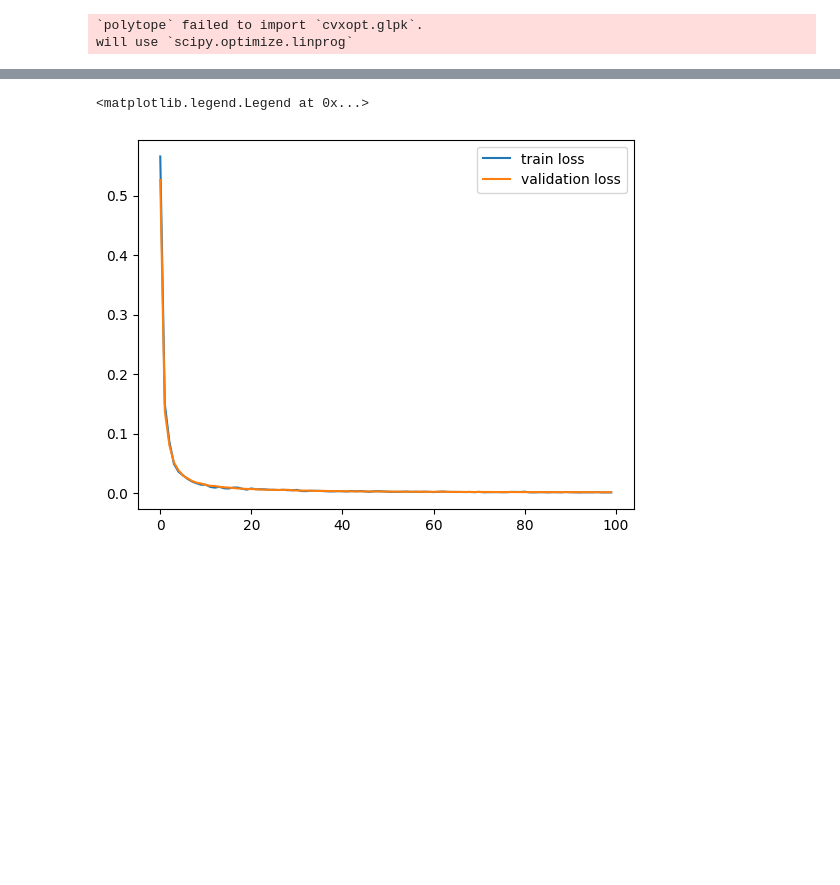
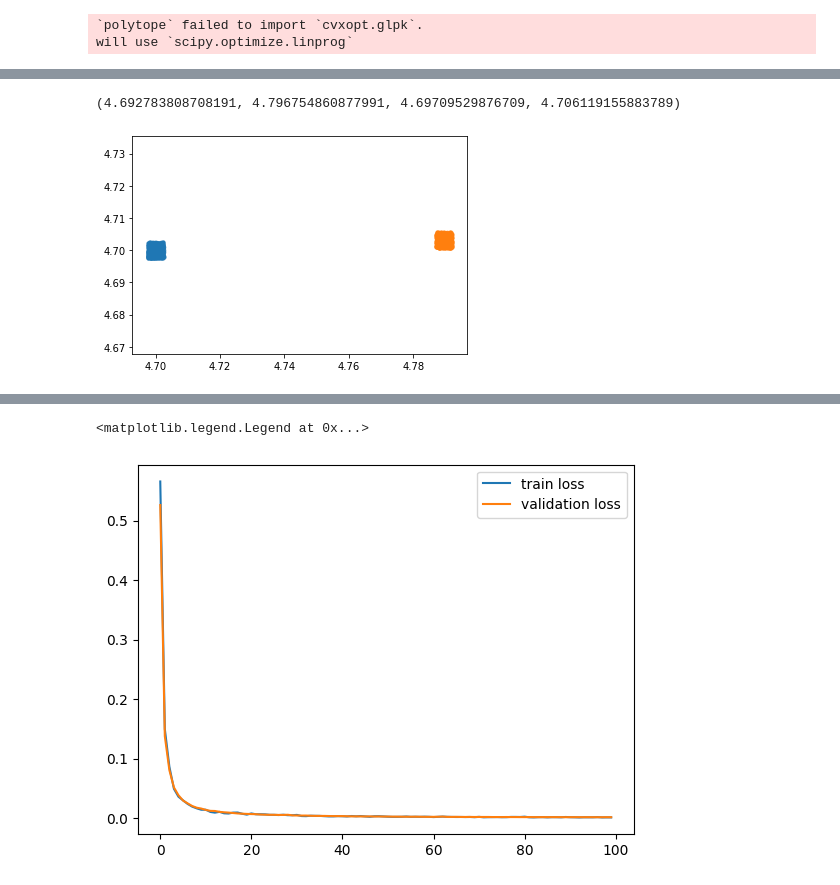
Before and after one commit to o4lc/ReachLipBnB, a Jupyter notebook: Networks/6DQuadrotos dataset/temp.ipynb, the cells around one changed output, grey strips where cells are left out. Saved outputs shown, nothing was run; the diff lists cells and outputs as text; code cells hidden in the pictures; blank space fills up the shorter version.

```diff
--- a/Networks/6DQuadrotos dataset/temp.ipynb
+++ b/Networks/6DQuadrotos dataset/temp.ipynb
@@ -59,7 +59,10 @@ def export2matlab(file_name, net, A, B, save_model=False):
 `polytope` failed to import `cvxopt.glpk`.
 will use `scipy.optimize.linprog`
 # %%
-device = torch.device("cuda:0")
+device = torch.device("cpu")
+if torch.cuda.is_available():
+    device = torch.device("cuda:0")
+
 trainCompleteLoop = True
 # with open('xs.pkl', 'rb') as f:
 #     Xtrain = pickle.load(f)
@@ -205,3 +208,16 @@ validation losses average:  tensor(0.0002, device='cuda:0', grad_fn=<DivBackward
+# %%
+dim = 6
+lowerCoordinate = torch.Tensor([4.6975, 4.6975, 2.9975, 0.9499, -0.0001, -0.0001]).to(device)
+upperCoordinate = torch.Tensor([4.7025, 4.7025 ,3.0025, 0.9501,  0.0001,  0.0001 ]).to(device)
+inputData = (upperCoordinate - lowerCoordinate) * torch.rand(1000, dim, device=device) \
+                                                        + lowerCoordinate
+plt.scatter(inputData[:, 0], inputData[:, 1], marker='.', label='Initial', alpha=0.5)
+outputData = net(inputData).detach().cpu().numpy()
+plt.scatter(outputData[:, 0], outputData[:, 1], marker='.', label='Initial', alpha=0.5)
+plt.axis("equal")
+# %% [output]
+(4.692783808708191, 4.796754860877991, 4.69709529876709, 4.706119155883789)
+[figure, added]
 # %%
 print("best loss: ", bestLoss)
 net.load_state_dict(bestStateDic)
```
Also changed, not shown: parts of 5 cells of this notebook.
